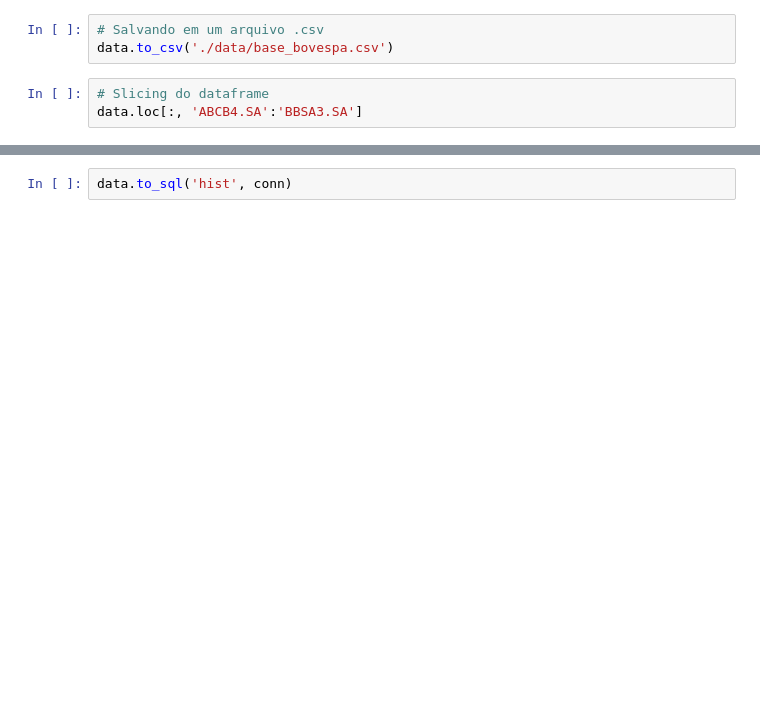
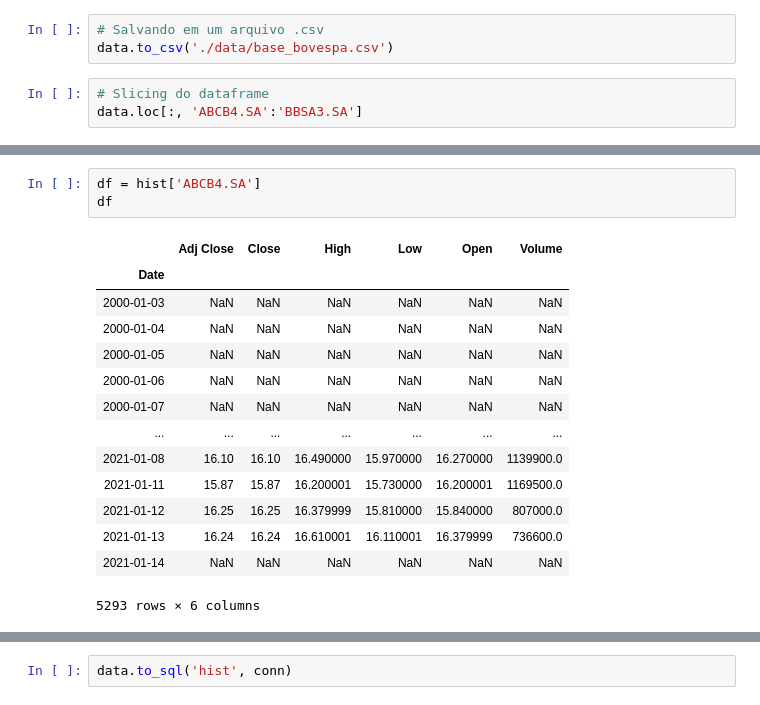
Before and after one commit to rafaelschena/stocks_analyzer, a Jupyter notebook: tests.ipynb, the cells around one changed output, grey strips where cells are left out. Saved outputs shown, nothing was run; the diff lists cells and outputs as text; blank space fills up the shorter version.

```diff
--- a/tests.ipynb
+++ b/tests.ipynb
@@ -73,0 +122,18 @@ conn = sqlite3.connect("./data/historico_bovespa.db")
+# %%
+df = hist['ABCB4.SA']
+df
+# %% [output]
+|  | Adj Close | Close | High | Low | Open | Volume |
+| Date |  |  |  |  |  |  |
+| 2000-01-03 | NaN | NaN | NaN | NaN | NaN | NaN |
+| 2000-01-04 | NaN | NaN | NaN | NaN | NaN | NaN |
+| 2000-01-05 | NaN | NaN | NaN | NaN | NaN | NaN |
+| 2000-01-06 | NaN | NaN | NaN | NaN | NaN | NaN |
+| 2000-01-07 | NaN | NaN | NaN | NaN | NaN | NaN |
+| ... | ... | ... | ... | ... | ... | ... |
+| 2021-01-08 | 16.10 | 16.10 | 16.490000 | 15.970000 | 16.270000 | 1139900.0 |
+| 2021-01-11 | 15.87 | 15.87 | 16.200001 | 15.730000 | 16.200001 | 1169500.0 |
+| 2021-01-12 | 16.25 | 16.25 | 16.379999 | 15.810000 | 15.840000 | 807000.0 |
+| 2021-01-13 | 16.24 | 16.24 | 16.610001 | 16.110001 | 16.379999 | 736600.0 |
+| 2021-01-14 | NaN | NaN | NaN | NaN | NaN | NaN |
+5293 rows × 6 columns
```
Also changed, not shown: parts of 28 cells of this notebook, 3 other files.
